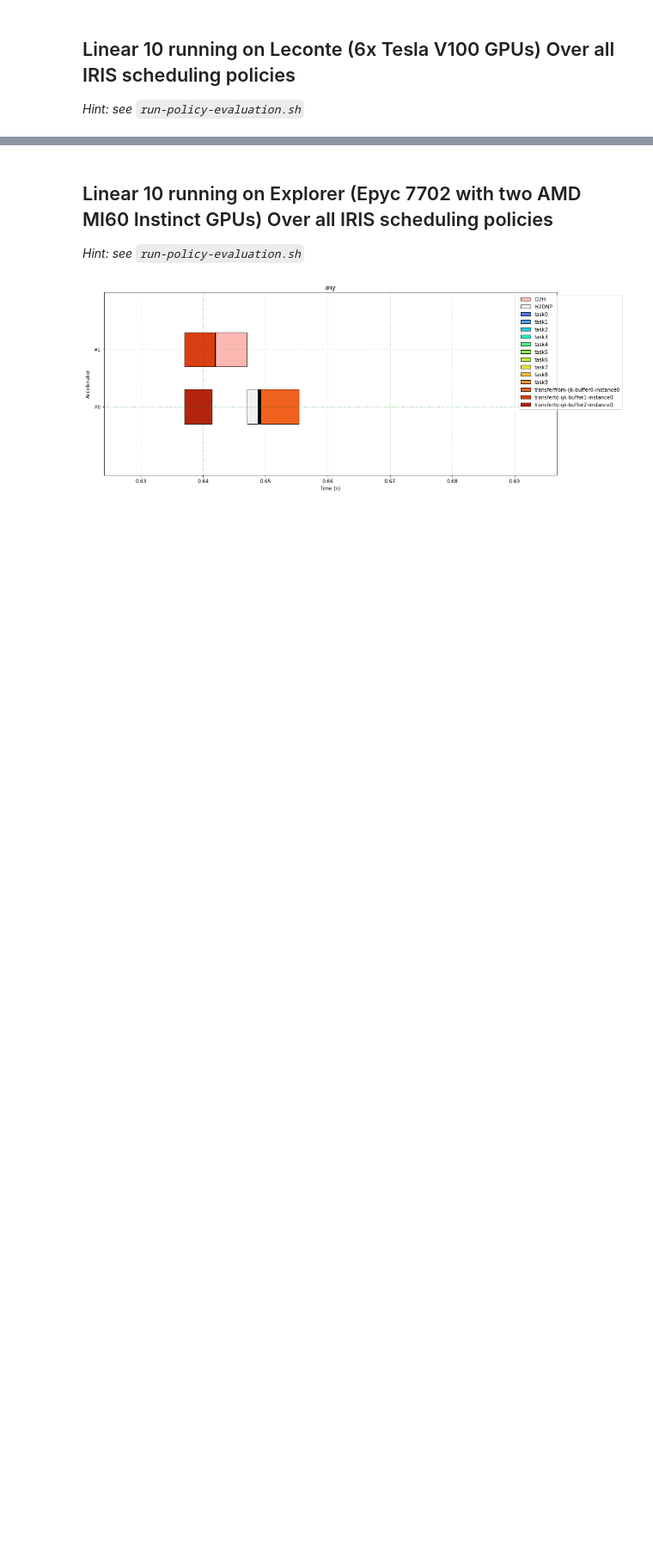
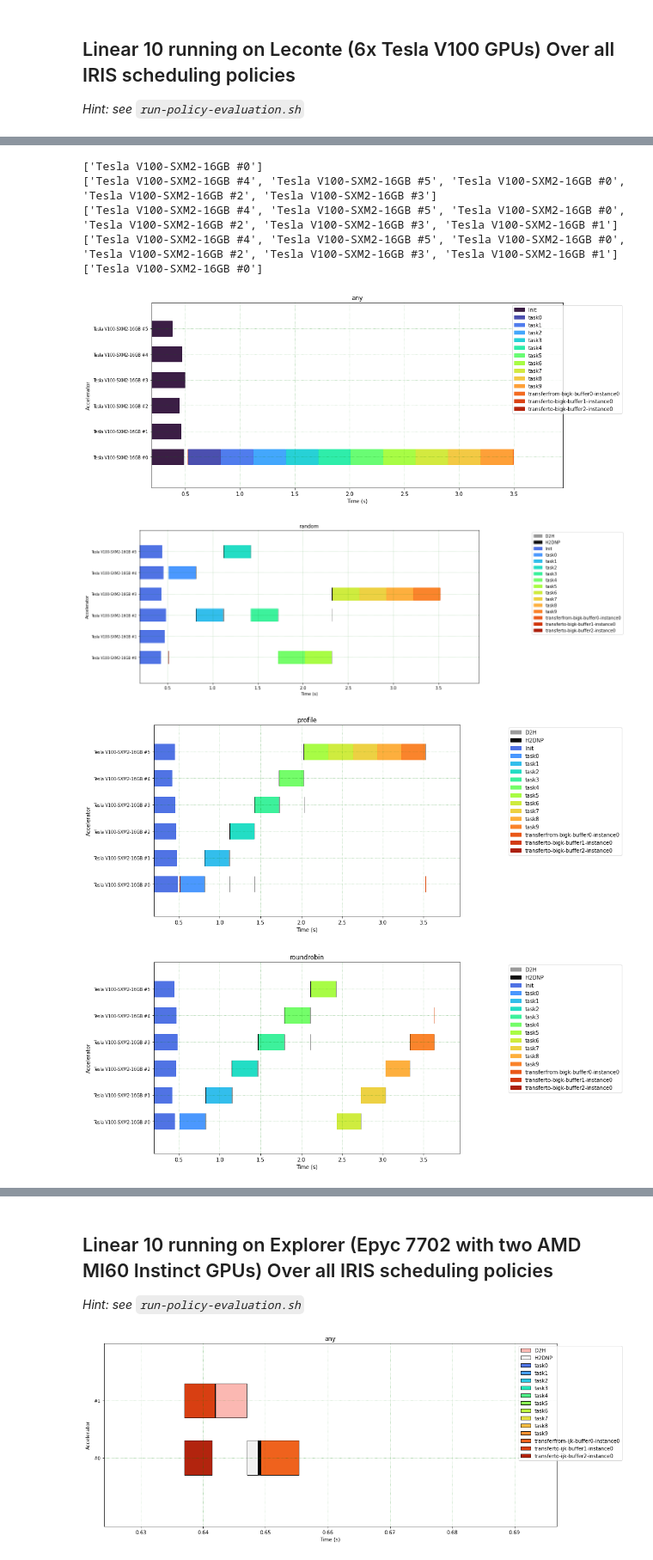
Before and after one commit to ORNL/iris, a Jupyter notebook: apps/dagger/relative-artefact.ipynb, the cells around one changed output, grey strips where cells are left out. Shown at 86% size. Cells and saved outputs as stored; diff of their text form; code cells hidden in the pictures; blank space fills up the shorter version.

```diff
--- a/apps/dagger/relative-artefact.ipynb
+++ b/apps/dagger/relative-artefact.ipynb
@@ -180,0 +182,62 @@ for r,d,files in os.walk('./linear-10-results'):
+# %%
+#no initialization reported:
+#! cat ./dagger-results/dagger_runner-Leconte-roundrobin.csv | grep -vE 'Init' > filtered.csv
+#no H2D or D2H reported:
+#! cat ./dagger-results/dagger_runner-Leconte-roundrobin.csv | grep -vE 'H2DNP' | grep -vE 'D2H'  > filtered.csv
+#all filtering:
+#! cat ./dagger-results/dagger_runner-Leconte-roundrobin.csv | grep -vE 'Init' | grep -vE 'H2DNP' | grep -vE 'D2H'  > filtered.csv
+#no filtering:
+#! cat ./dagger-results/dagger_runner-Leconte-roundrobin.csv > filtered.csv
+import os
+import sys
+import importlib
+import pandas as pandas
+import gantt.gantt as gantt
+importlib.reload(gantt)
+g = gantt.Gantt()
+
+#get the minimum and maximum time values---to show a consistent time range in the plot
+mint = sys.float_info.max
+maxt = sys.float_info.min
+for r,d,files in os.walk('./linear-10-results'):
+    for f in files:
+        source_file = r+'/'+f
+        x = pandas.read_csv(source_file)
+
+        #drop entries without
+        x = x.dropna()
+        print(list(set(x['acclname'])))
+        #drop Init
+        #x = x[x.taskname != 'Init']
+        mint = min(mint,min(x['start']))
+        maxt = max(maxt,max(x['end']))
+
+window_buffer = (maxt-mint)/10
+time_range = [mint-window_buffer, maxt+window_buffer]
+
+#generate the plots
+for r,d,files in os.walk('./linear-10-results'):
+    for f in files:
+        source_file = r+'/'+f
+        g.saveGanttChart(source_file,file=f.replace('.csv','.pdf'),drop=[],title=f.replace('linear-10-','').replace('.csv',''),time_range=time_range,outline=False)
+
+#from gantt import gantt as gantt
+#g = gantt.Gantt()
+#from glob import glob
+
+#fp = glob('./filtered.csv')
+#g.showGanttChart(fp.pop(),"Linear10 on Leconte (CUDA) Policy: Round-Robin")
+#g.saveGanttChart(glob('./filtered.csv').pop(),file="filtered-linear10-round-robin-leconte.pdf",title="Linear10 on Leconte (CUDA) Policy: Round-Robin")
+
+#! cat ./dagger-results/dagger_runner-Leconte-roundrobin.csv | grep -vE 'Init' > filtered.csv
+#g.saveGanttChart(glob('./filtered.csv').pop(),file="rawish-linear10-round-robin-leconte.pdf",title="Linear10 on Leconte (CUDA) Policy: Round-Robin")
+# %% [output]
+['Tesla V100-SXM2-16GB #0']
+['Tesla V100-SXM2-16GB #4', 'Tesla V100-SXM2-16GB #5', 'Tesla V100-SXM2-16GB #0', 'Tesla V100-SXM2-16GB #2', 'Tesla V100-SXM2-16GB #3']
+['Tesla V100-SXM2-16GB #4', 'Tesla V100-SXM2-16GB #5', 'Tesla V100-SXM2-16GB #0', 'Tesla V100-SXM2-16GB #2', 'Tesla V100-SXM2-16GB #3', 'Tesla V100-SXM2-16GB #1']
+['Tesla V100-SXM2-16GB #4', 'Tesla V100-SXM2-16GB #5', 'Tesla V100-SXM2-16GB #0', 'Tesla V100-SXM2-16GB #2', 'Tesla V100-SXM2-16GB #3', 'Tesla V100-SXM2-16GB #1']
+['Tesla V100-SXM2-16GB #0']
+[figure, added]
+[figure, added]
+[figure, added]
+[figure, added]
```
Also changed, not shown: parts of 27 cells of this notebook, 17 other files.
